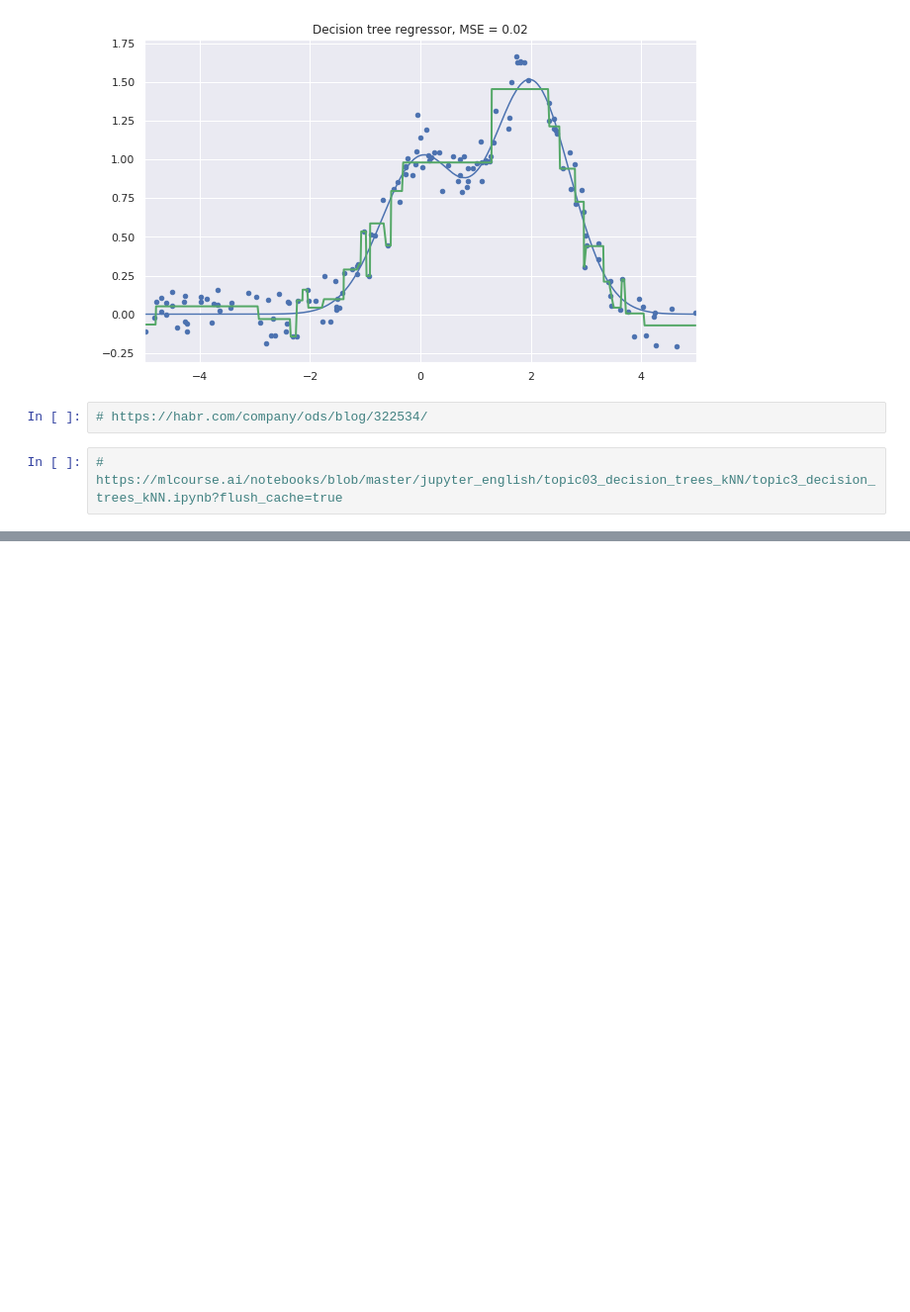
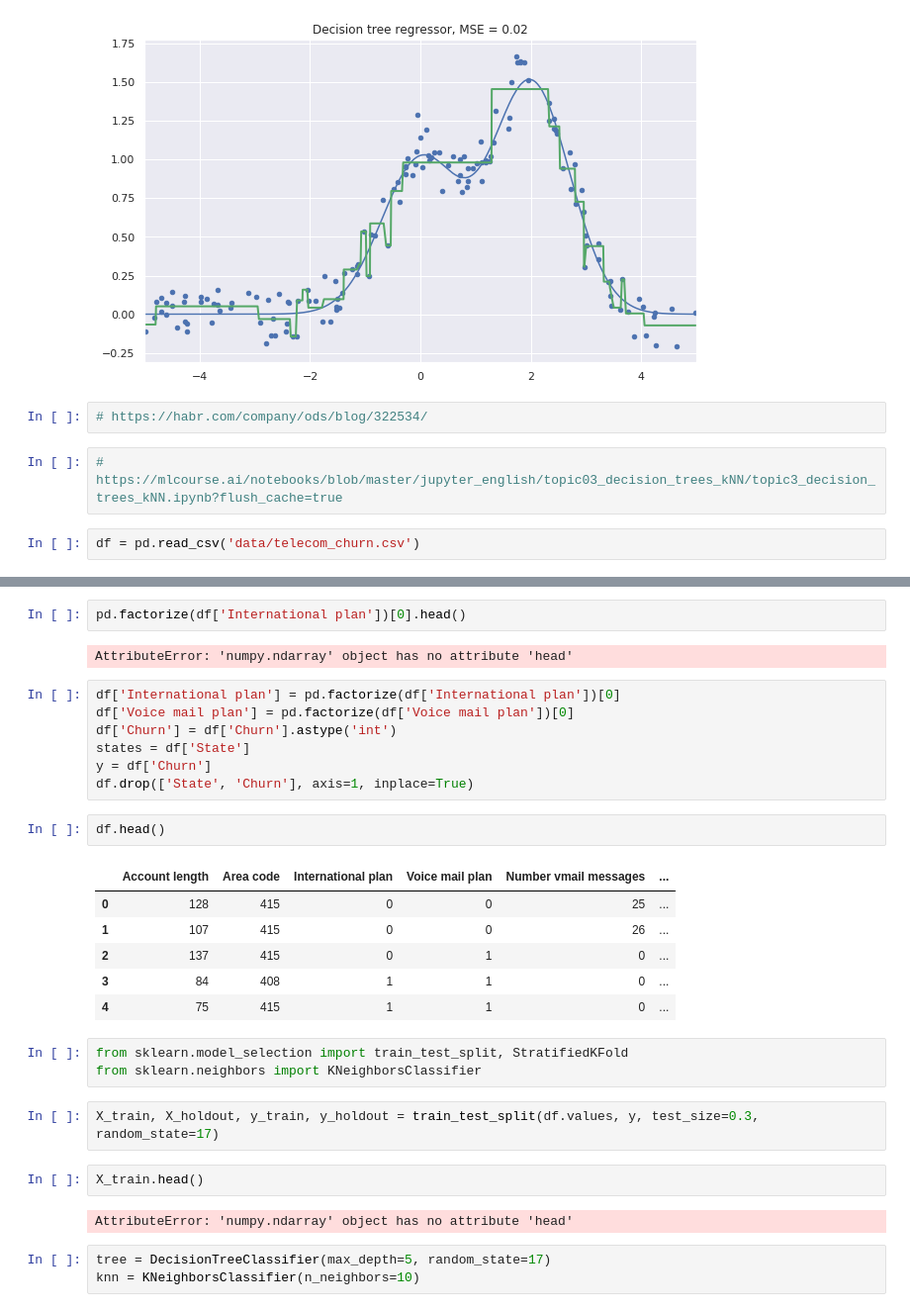
Before and after one commit to cdeler/ml_courses, a Jupyter notebook: lesson04.ipynb, the cells around one changed output, grey strips where cells are left out. Shown: that part at 99% size. Drawn from its saved outputs; the diff is of its cells as text; blank space fills up the shorter version.

```diff
--- a/lesson04.ipynb
+++ b/lesson04.ipynb
@@ -358,3 +358,5 @@ plt.show()
 # https://habr.com/company/ods/blog/322534/
 # %%
 # https://mlcourse.ai/notebooks/blob/master/jupyter_english/topic03_decision_trees_kNN/topic3_decision_trees_kNN.ipynb?flush_cache=true
+# %%
+df = pd.read_csv('data/telecom_churn.csv')
@@ -360,0 +380,33 @@ plt.show()
+# %%
+pd.factorize(df['International plan'])[0].head()
+# %% [output]
+AttributeError: 'numpy.ndarray' object has no attribute 'head'
+# %%
+df['International plan'] = pd.factorize(df['International plan'])[0]
+df['Voice mail plan'] = pd.factorize(df['Voice mail plan'])[0]
+df['Churn'] = df['Churn'].astype('int')
+states = df['State']
+y = df['Churn']
+df.drop(['State', 'Churn'], axis=1, inplace=True)
+# %%
+df.head()
+# %% [output]
+|  | Account length | Area code | International plan | Voice mail plan | Number vmail messages | ... |
+| 0 | 128 | 415 | 0 | 0 | 25 | ... |
+| 1 | 107 | 415 | 0 | 0 | 26 | ... |
+| 2 | 137 | 415 | 0 | 1 | 0 | ... |
+| 3 | 84 | 408 | 1 | 1 | 0 | ... |
+| 4 | 75 | 415 | 1 | 1 | 0 | ... |
+# %%
+from sklearn.model_selection import train_test_split, StratifiedKFold
+from sklearn.neighbors import KNeighborsClassifier
+# %%
+X_train, X_holdout, y_train, y_holdout = train_test_split(df.values, y, test_size=0.3,
+random_state=17)
+# %%
+X_train.head()
+# %% [output]
+AttributeError: 'numpy.ndarray' object has no attribute 'head'
+# %%
+tree = DecisionTreeClassifier(max_depth=5, random_state=17)
+knn = KNeighborsClassifier(n_neighbors=10)
```
Also changed, not shown: parts of 15 cells of this notebook.
